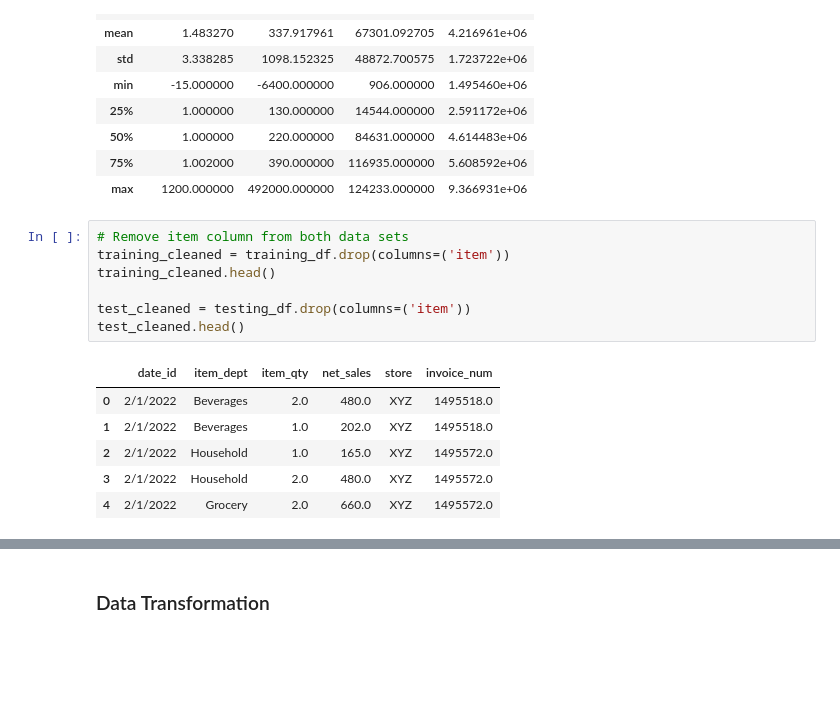
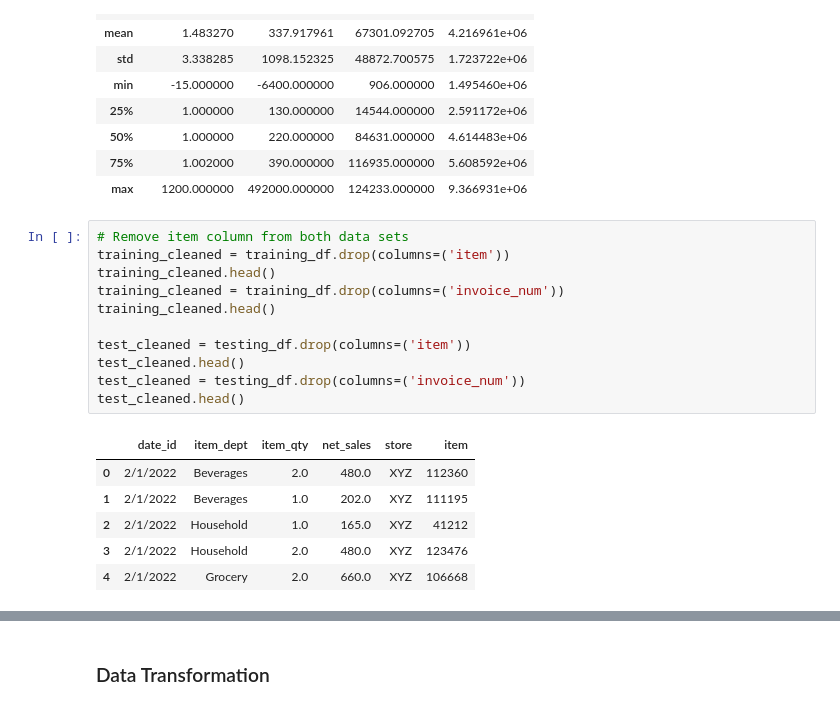
Before and after one commit to RusiruDananga/ML_CW, a Jupyter notebook: analysis/eda.ipynb, the cells around one changed output, grey strips where cells are left out. Cells and saved outputs as stored; diff of their text form; blank space fills up the shorter version.

```diff
--- a/analysis/eda.ipynb
+++ b/analysis/eda.ipynb
@@ -73,17 +73,21 @@ testing_df.describe()
 # %%
 # Remove item column from both data sets
 training_cleaned = training_df.drop(columns=('item'))
 training_cleaned.head()
+training_cleaned = training_df.drop(columns=('invoice_num'))
+training_cleaned.head()
 
 test_cleaned = testing_df.drop(columns=('item'))
 test_cleaned.head()
+test_cleaned = testing_df.drop(columns=('invoice_num'))
+test_cleaned.head()
 # %% [output]
-|  | date_id | item_dept | item_qty | net_sales | store | invoice_num |
-| 0 | 2/1/2022 | Beverages | 2.0 | 480.0 | XYZ | 1495518.0 |
-| 1 | 2/1/2022 | Beverages | 1.0 | 202.0 | XYZ | 1495518.0 |
-| 2 | 2/1/2022 | Household | 1.0 | 165.0 | XYZ | 1495572.0 |
-| 3 | 2/1/2022 | Household | 2.0 | 480.0 | XYZ | 1495572.0 |
-| 4 | 2/1/2022 | Grocery | 2.0 | 660.0 | XYZ | 1495572.0 |
+|  | date_id | item_dept | item_qty | net_sales | store | item |
+| 0 | 2/1/2022 | Beverages | 2.0 | 480.0 | XYZ | 112360 |
+| 1 | 2/1/2022 | Beverages | 1.0 | 202.0 | XYZ | 111195 |
+| 2 | 2/1/2022 | Household | 1.0 | 165.0 | XYZ | 41212 |
+| 3 | 2/1/2022 | Household | 2.0 | 480.0 | XYZ | 123476 |
+| 4 | 2/1/2022 | Grocery | 2.0 | 660.0 | XYZ | 106668 |
 # %%
 # Check data types of training data
 training_cleaned.dtypes
```
Also changed, not shown: parts of 13 cells of this notebook, 10 other files.
